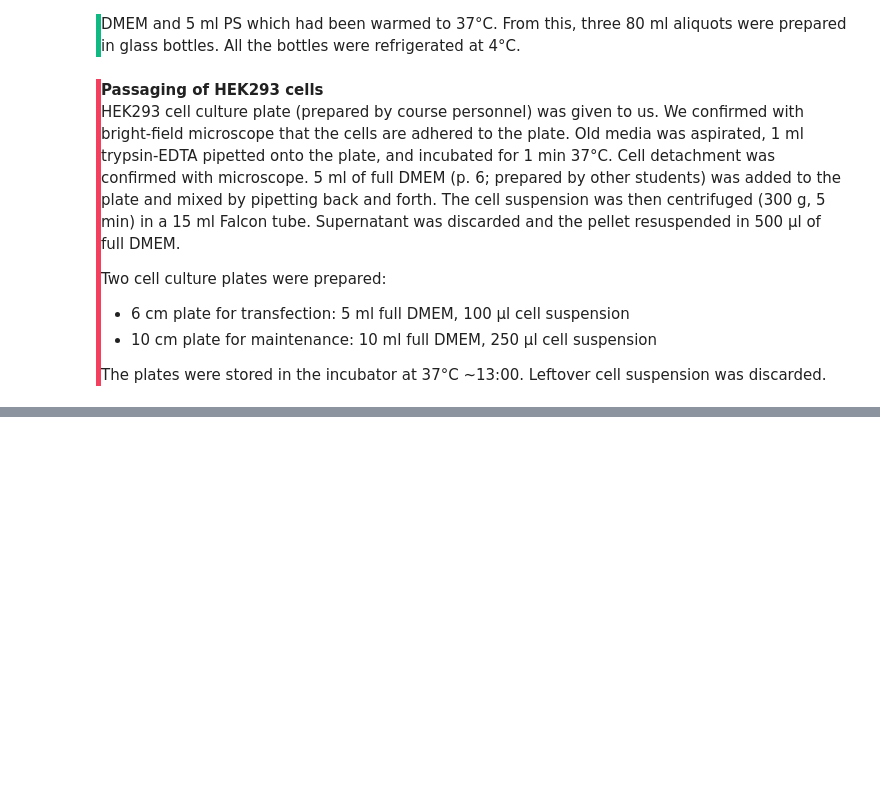
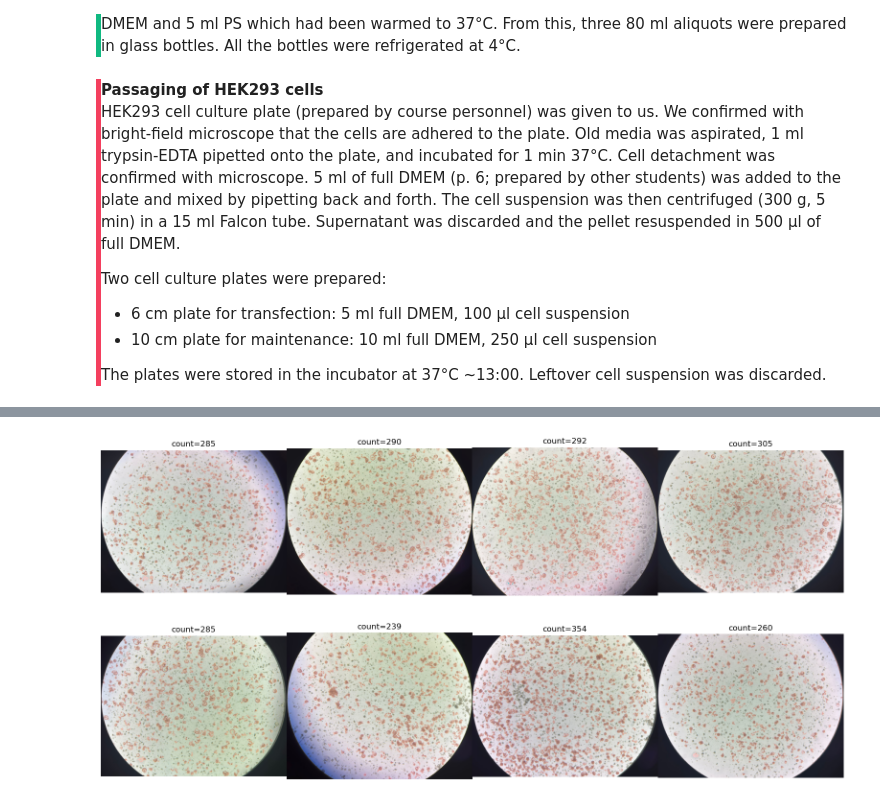
Before and after one commit to ogkristi/gmb302, a Jupyter notebook: labnotebook.ipynb, the cells around one changed output, grey strips where cells are left out. Saved outputs shown, nothing was run; the diff lists cells and outputs as text; code cells hidden in the pictures; blank space fills up the shorter version.

```diff
--- a/labnotebook.ipynb
+++ b/labnotebook.ipynb
@@ -108,0 +194,15 @@ hMEC cells were checked. Media hadn't turned orange, and therefore wasn't change
+# %%
+fig, axes = plt.subplots(2, 4, figsize=(20,10))
+ctr = 0
+for i in range(2):
+    for j in range(2):
+        axes[i,j].imshow(y[ctr])
+        axes[i,j].set_title(f"count={counts[ctr]}")
+        axes[i,j].axis('off')
+        axes[i,j+2].imshow(y[ctr+4])
+        axes[i,j+2].set_title(f"count={counts[ctr+4]}")
+        axes[i,j+2].axis('off')
+        ctr += 1
+plt.subplots_adjust(wspace=0, hspace=0)
+# %% [output]
+[figure, added]
```
Also changed, not shown: parts of 5 cells of this notebook, 10 other files.
